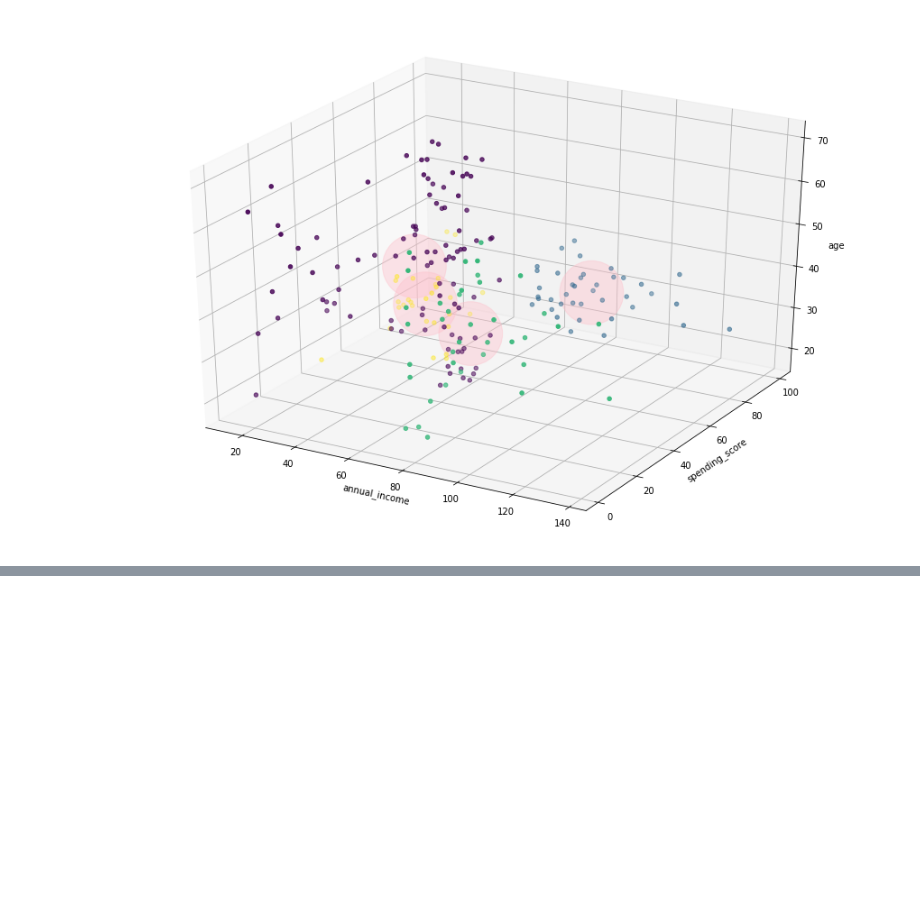
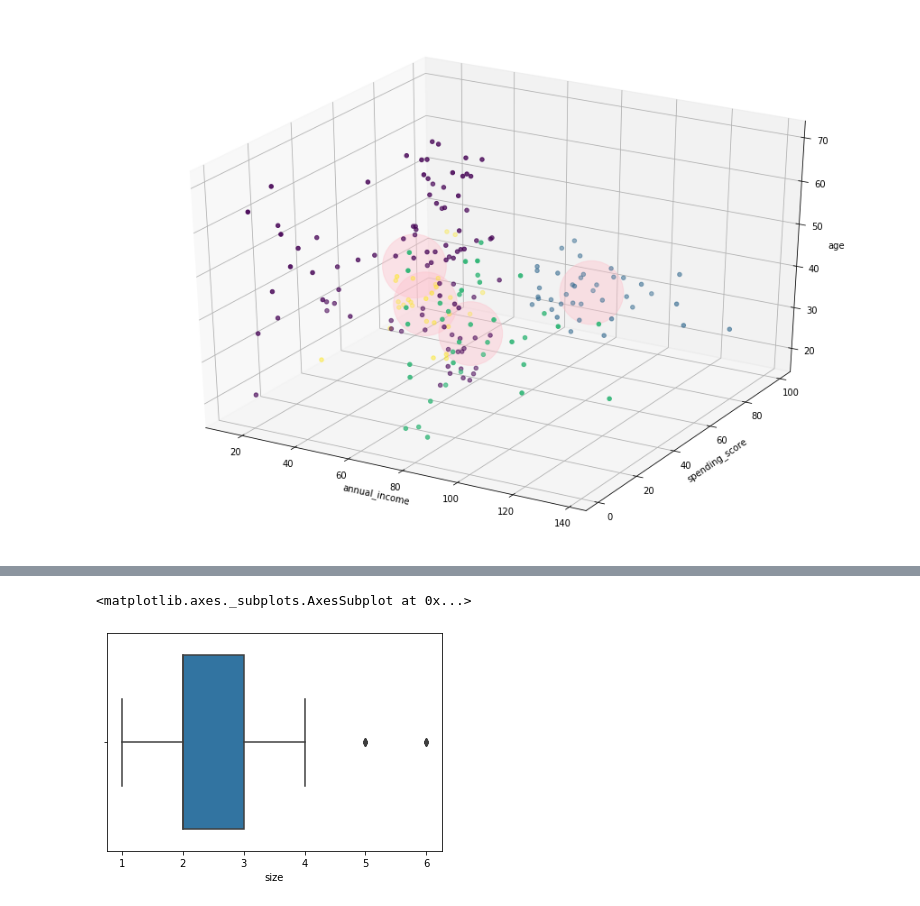
Before and after one commit to Jacqueline-A-Shay/ds-methodologies-exercises, a Jupyter notebook: clustering/model.ipynb, the cells around one changed output, grey strips where cells are left out. Saved outputs shown, nothing was run; the diff lists cells and outputs as text; code cells hidden in the pictures; blank space fills up the shorter version.

Commit message:
add tip data

```diff
--- a/clustering/model.ipynb
+++ b/clustering/model.ipynb
@@ -280,0 +290,2 @@ Use the resulting clusters to explore your dataset. What is the average party si
+# %%
+df_tip = data("tips")
@@ -280,0 +330,5 @@ Use the resulting clusters to explore your dataset. What is the average party si
+# %%
+sns.boxplot('size', data = df_tip)
+# %% [output]
+<matplotlib.axes._subplots.AxesSubplot at 0x...>
+[figure, added]
```
Also changed, not shown: parts of 17 cells of this notebook.
